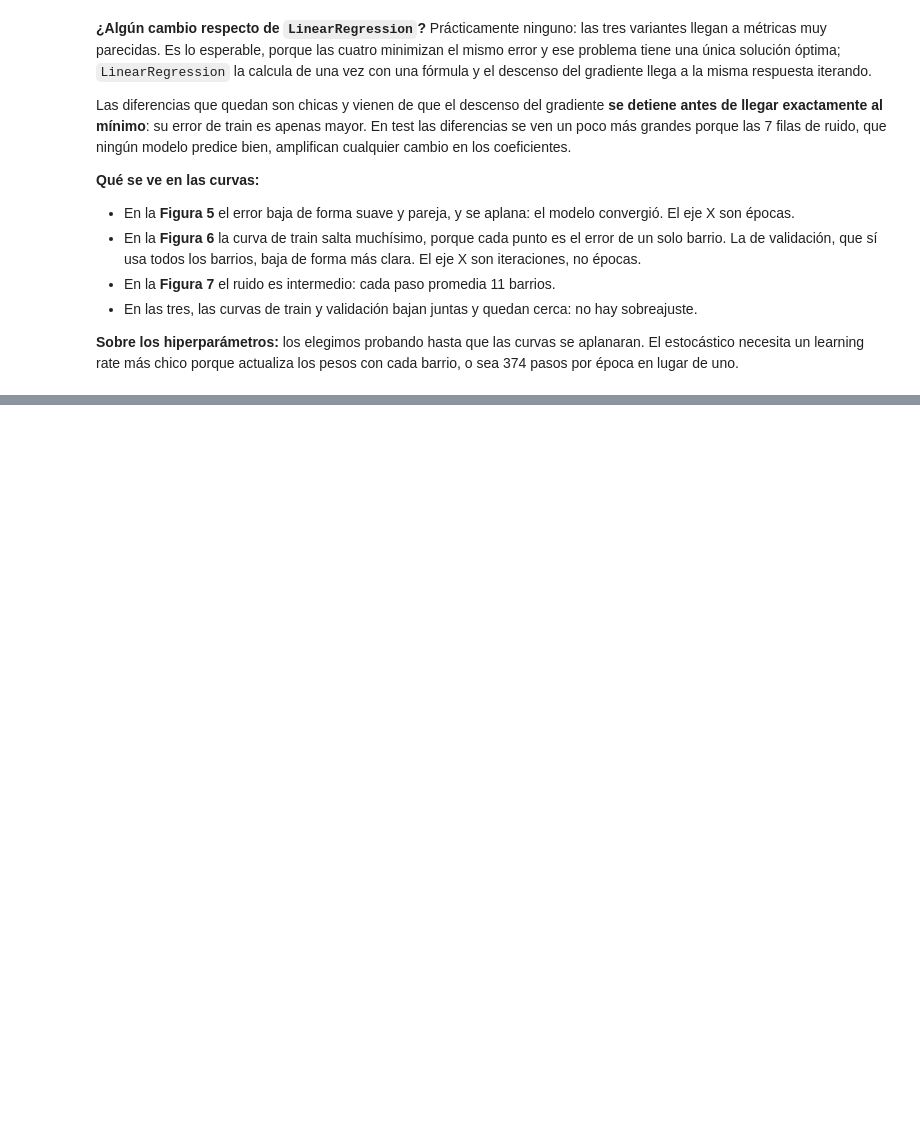
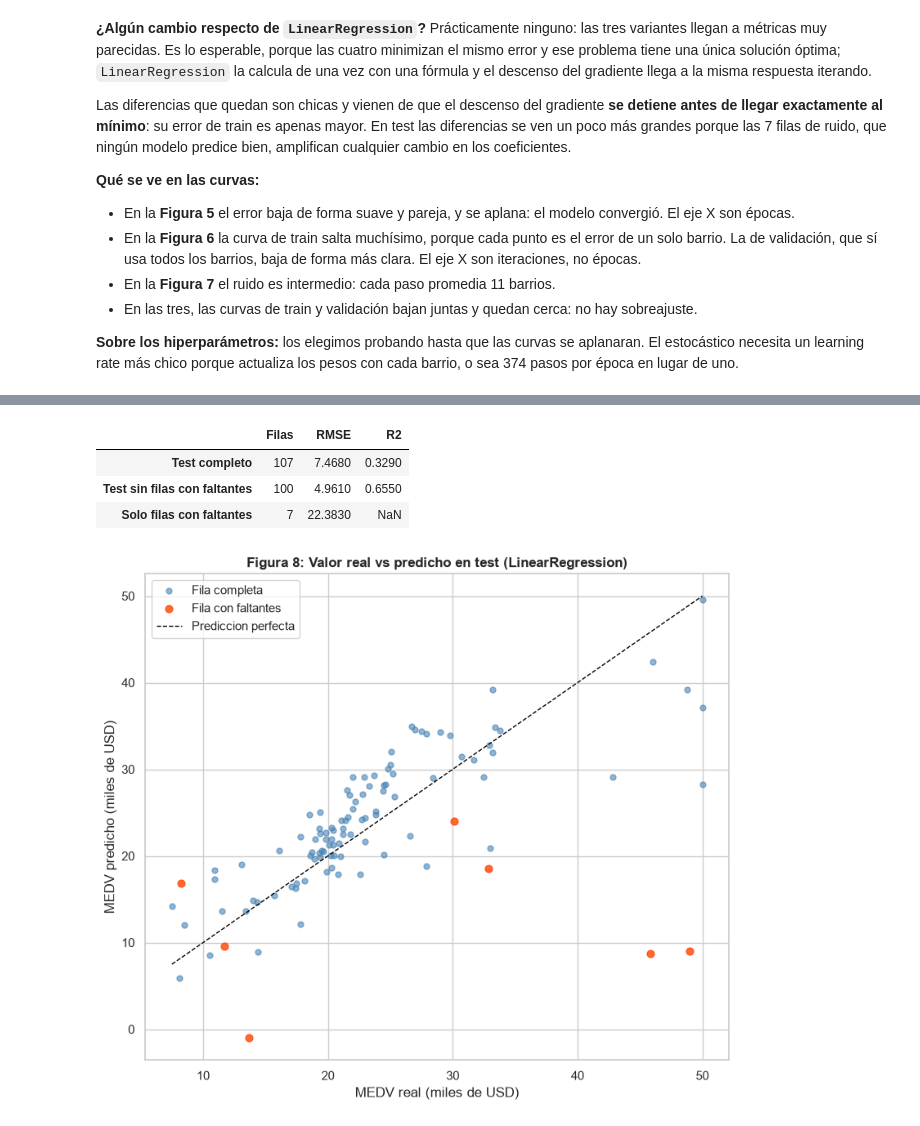
Before and after one commit to Franrnn/TP_AA1_Esparza_Pico_Renna, a Jupyter notebook: TP1/TP-regresion-AA1.ipynb, the cells around one changed output, grey strips where cells are left out. Saved outputs shown, nothing was run; the diff lists cells and outputs as text; code cells hidden in the pictures; blank space fills up the shorter version.

```diff
--- a/TP1/TP-regresion-AA1.ipynb
+++ b/TP1/TP-regresion-AA1.ipynb
@@ -1072,0 +1158,36 @@ Las diferencias que quedan son chicas y vienen de que el descenso del gradiente
+# %%
+# El test incluye 7 filas con faltantes (ruido): se separa su efecto sobre las metricas
+filas_ruido_test = X_test.isna().any(axis=1).values
+pred_test = modelo_lineal.predict(X_test_scaled)
+
+pd.DataFrame({
+    'Filas': [len(y_test), (~filas_ruido_test).sum(), filas_ruido_test.sum()],
+    'RMSE': [root_mean_squared_error(y_test, pred_test),
+             root_mean_squared_error(y_test[~filas_ruido_test], pred_test[~filas_ruido_test]),
+             root_mean_squared_error(y_test[filas_ruido_test], pred_test[filas_ruido_test])],
+    'R2': [r2_score(y_test, pred_test),
+           r2_score(y_test[~filas_ruido_test], pred_test[~filas_ruido_test]),
+           np.nan],
+}, index=['Test completo', 'Test sin filas con faltantes', 'Solo filas con faltantes']).round(3)
+# %% [output]
+|  | Filas | RMSE | R2 |
+| Test completo | 107 | 7.4680 | 0.3290 |
+| Test sin filas con faltantes | 100 | 4.9610 | 0.6550 |
+| Solo filas con faltantes | 7 | 22.3830 | NaN |
+# %%
+# Figura 8: valor real vs predicho en test, distinguiendo las filas con faltantes
+fig, ax = plt.subplots(figsize=(8, 7))
+ax.scatter(y_test[~filas_ruido_test], pred_test[~filas_ruido_test], alpha=0.6, s=25,
+           color='steelblue', label='Fila completa')
+ax.scatter(y_test[filas_ruido_test], pred_test[filas_ruido_test], alpha=0.8, s=40,
+           color='orangered', label='Fila con faltantes')
+ax.plot([y_test.min(), y_test.max()], [y_test.min(), y_test.max()], 'k--', linewidth=1,
+        label='Prediccion perfecta')
+ax.set_xlabel('MEDV real (miles de USD)')
+ax.set_ylabel('MEDV predicho (miles de USD)')
+ax.set_title('Figura 8: Valor real vs predicho en test (LinearRegression)', fontweight='bold')
+ax.legend()
+plt.tight_layout()
+plt.show()
+# %% [output]
+[figure, added]
```
Also changed, not shown: parts of 8 cells of this notebook.
